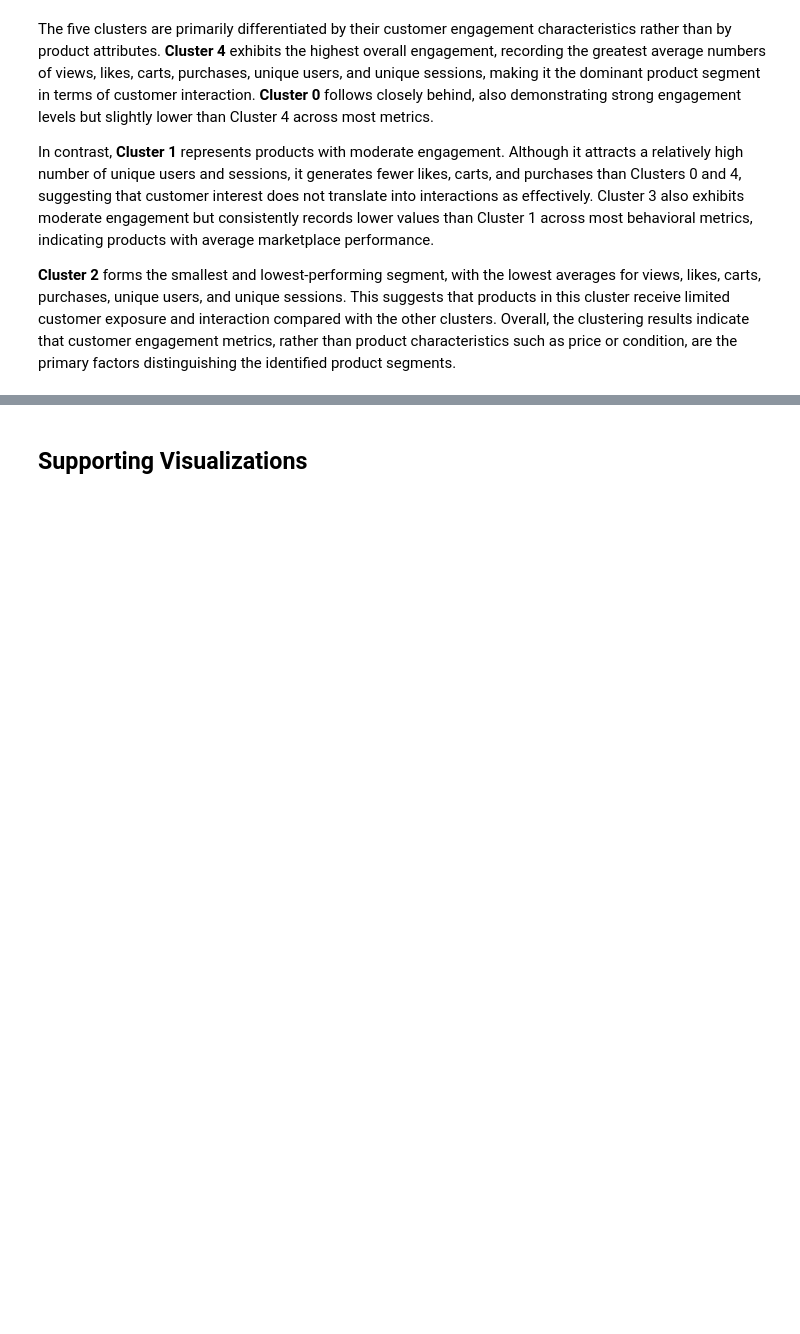
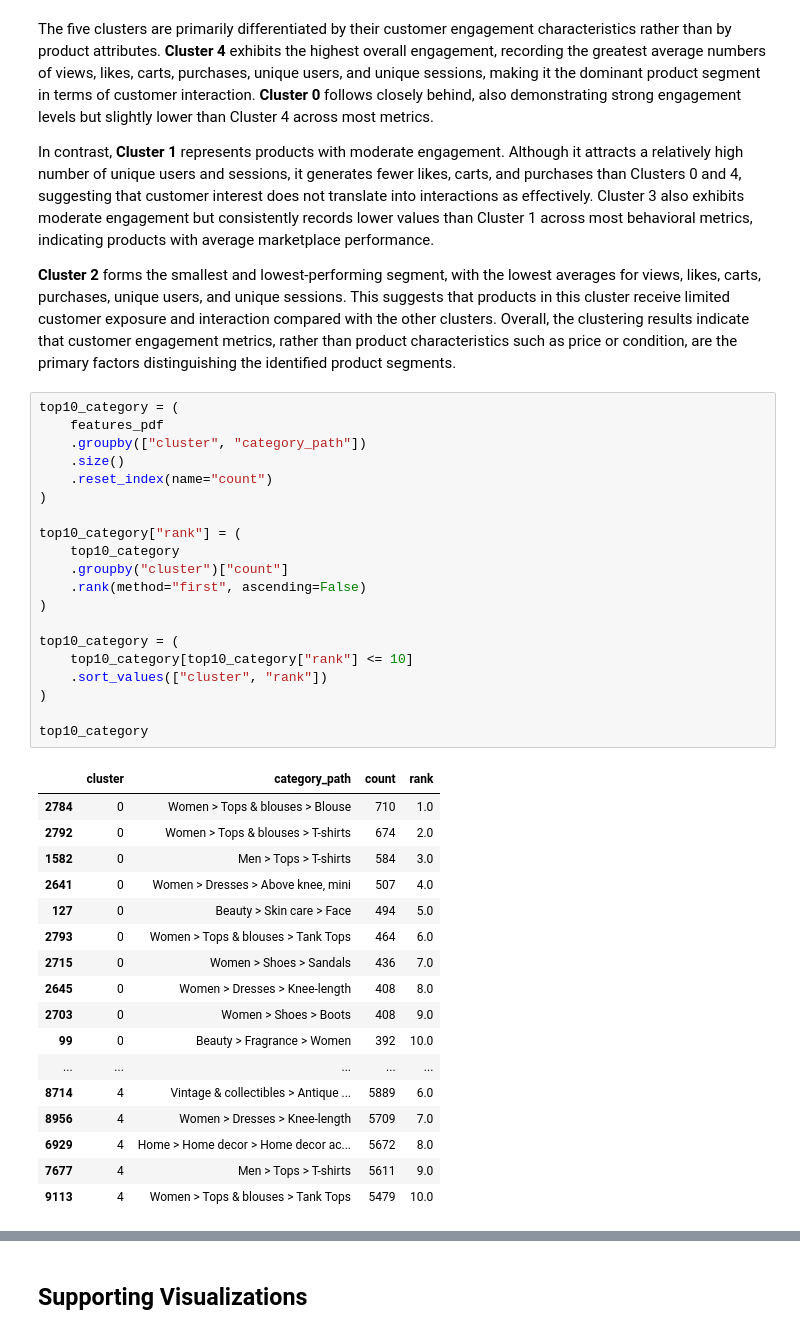
Before and after one commit to ImmanUmali/DAT204M-Project-Y3T3, a Jupyter notebook: Python Notebooks/BIRCH (Feature Engineered - Full Data).ipynb, the cells around one changed output, grey strips where cells are left out. Saved outputs shown, nothing was run; the diff lists cells and outputs as text; blank space fills up the shorter version.

```diff
--- a/Python Notebooks/BIRCH (Feature Engineered - Full Data).ipynb
+++ b/Python Notebooks/BIRCH (Feature Engineered - Full Data).ipynb
@@ -537,3 +537,41 @@ The five clusters are primarily differentiated by their customer engagement char
 In contrast, **Cluster 1** represents products with moderate engagement. Although it attracts a relatively high number of unique users and sessions, it generates fewer likes, carts, and purchases than Clusters 0 and 4, suggesting that customer interest does not translate into interactions as effectively. Cluster 3 also exhibits moderate engagement but consistently records lower values than Cluster 1 across most behavioral metrics, indicating products with average marketplace performance.
 
 **Cluster 2** forms the smallest and lowest-performing segment, with the lowest averages for views, likes, carts, purchases, unique users, and unique sessions. This suggests that products in this cluster receive limited customer exposure and interaction compared with the other clusters. Overall, the clustering results indicate that customer engagement metrics, rather than product characteristics such as price or condition, are the primary factors distinguishing the identified product segments.
+# %%
+top10_category = (
+    features_pdf
+    .groupby(["cluster", "category_path"])
+    .size()
+    .reset_index(name="count")
+)
+
+top10_category["rank"] = (
+    top10_category
+    .groupby("cluster")["count"]
+    .rank(method="first", ascending=False)
+)
+
+top10_category = (
+    top10_category[top10_category["rank"] <= 10]
+    .sort_values(["cluster", "rank"])
+)
+
+top10_category
+# %% [output]
+|  | cluster | category_path | count | rank |
+| 2784 | 0 | Women > Tops & blouses > Blouse | 710 | 1.0 |
+| 2792 | 0 | Women > Tops & blouses > T-shirts | 674 | 2.0 |
+| 1582 | 0 | Men > Tops > T-shirts | 584 | 3.0 |
+| 2641 | 0 | Women > Dresses > Above knee, mini | 507 | 4.0 |
+| 127 | 0 | Beauty > Skin care > Face | 494 | 5.0 |
+| 2793 | 0 | Women > Tops & blouses > Tank Tops | 464 | 6.0 |
+| 2715 | 0 | Women > Shoes > Sandals | 436 | 7.0 |
+| 2645 | 0 | Women > Dresses > Knee-length | 408 | 8.0 |
+| 2703 | 0 | Women > Shoes > Boots | 408 | 9.0 |
+| 99 | 0 | Beauty > Fragrance > Women | 392 | 10.0 |
+| ... | ... | ... | ... | ... |
+| 8714 | 4 | Vintage & collectibles > Antique ... | 5889 | 6.0 |
+| 8956 | 4 | Women > Dresses > Knee-length | 5709 | 7.0 |
+| 6929 | 4 | Home > Home decor > Home decor ac... | 5672 | 8.0 |
+| 7677 | 4 | Men > Tops > T-shirts | 5611 | 9.0 |
+| 9113 | 4 | Women > Tops & blouses > Tank Tops | 5479 | 10.0 |
```
Also changed, not shown: parts of 17 cells of this notebook, 8 other files.
